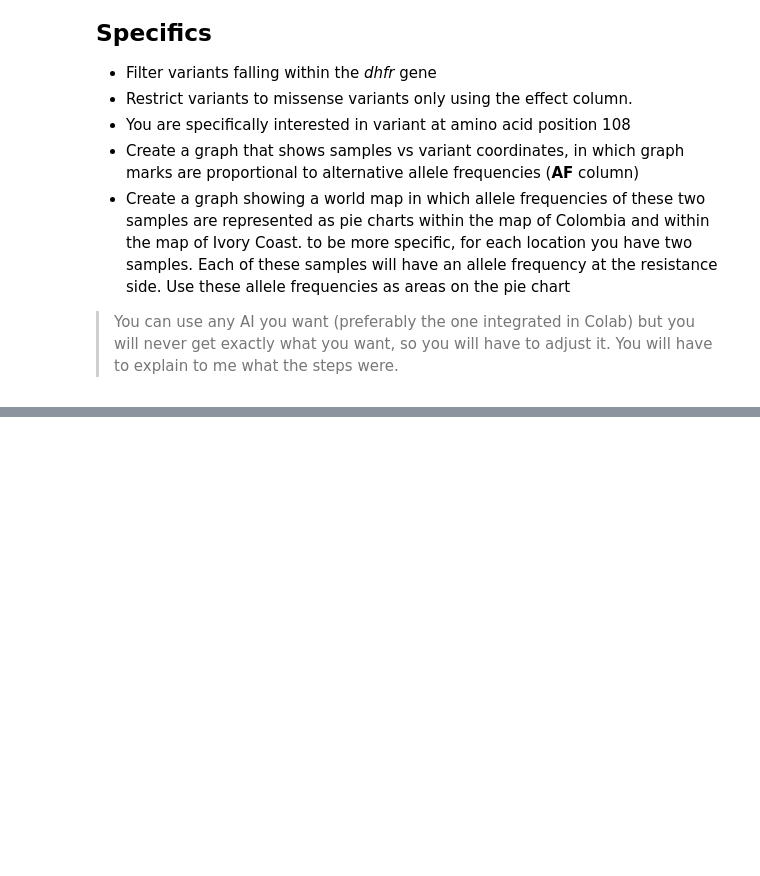
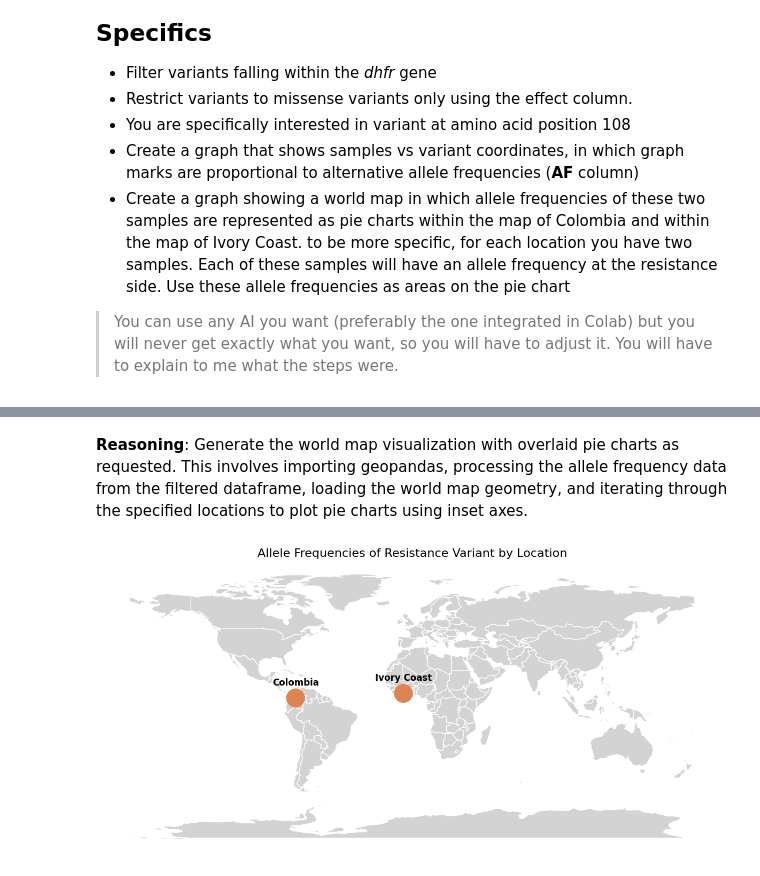
Before and after one commit to DevinPSU/Binforepo, a Jupyter notebook: Projects/Project 1.ipynb, the cells around one changed output, grey strips where cells are left out. Drawn from its saved outputs; the diff is of its cells as text; code cells hidden in the pictures; blank space fills up the shorter version.

```diff
--- a/Projects/Project 1.ipynb
+++ b/Projects/Project 1.ipynb
@@ -57,0 +155,72 @@ gisgeography.com/high-resolution-world-map/
+# %% [markdown]
+**Reasoning**:
+Generate the world map visualization with overlaid pie charts as requested. This involves importing geopandas, processing the allele frequency data from the filtered dataframe, loading the world map geometry, and iterating through the specified locations to plot pie charts using inset axes.
+# %%
+import geopandas as gpd
+import matplotlib.pyplot as plt
+
+# Prepare Data: Map Sample -> AF
+af_dict = {}
+for index, row in filtered_variants.iterrows():
+    # Remove .fq suffix to match instruction sample names
+    clean_sample = row['Sample'].replace('.fq', '')
+    af_dict[clean_sample] = row['AF']
+
+# Configuration
+locations = {
+    'Colombia': {
+        'coords': (-74.29, 4.57),
+        'samples': ['ERR042232', 'ERR042228']
+    },
+    'Ivory Coast': {
+        'coords': (-5.55, 7.54),
+        'samples': ['ERR636434', 'ERR636028']
+    }
+}
+
+# Load World Map
+world_url = "https://raw.githubusercontent.com/python-visualization/folium/main/examples/data/world-countries.json"
+try:
+    world = gpd.read_file(world_url)
+except Exception as e:
+    print(f"Error loading map from URL: {e}")
+    # Fallback if needed, though URL is standard
+    world = gpd.read_file(gpd.datasets.get_path('naturalearth_lowres'))
+
+# Initialize Plot
+fig, ax = plt.subplots(figsize=(15, 10))
+world.plot(ax=ax, color='lightgrey', edgecolor='white')
+
+# Add Pie Charts
+for loc_name, loc_data in locations.items():
+    lon, lat = loc_data['coords']
+    samples = loc_data['samples']
+
+    # Get AF values, default to 0.0
+    af_values = [af_dict.get(s, 0.0) for s in samples]
+
+    # Define bounds for inset pie chart (centered on location)
+    # Width/Height in data coordinates (degrees)
+    size = 15
+    x0 = lon - size / 2
+    y0 = lat - size / 2
+
+    # Create inset axis
+    ax_ins = ax.inset_axes([x0, y0, size, size], transform=ax.transData)
+
+    # Plot Pie
+    if sum(af_values) > 0:
+        ax_ins.pie(af_values, colors=['#4c72b0', '#dd8452'], startangle=90)
+        ax_ins.set_aspect('equal')
+    else:
+        ax_ins.text(0.5, 0.5, "No Data", ha='center', va='center', fontsize=8)
+        ax_ins.axis('off')
+
+    # Add Location Label
+    ax.text(lon, lat + size/1.8, loc_name, ha='center', fontsize=12, fontweight='bold', color='black')
+
+ax.set_title('Allele Frequencies of Resistance Variant by Location', fontsize=16)
+ax.set_axis_off()
+plt.show()
+# %% [output]
+[figure, added]
```
Also changed, not shown: parts of 15 cells of this notebook.
